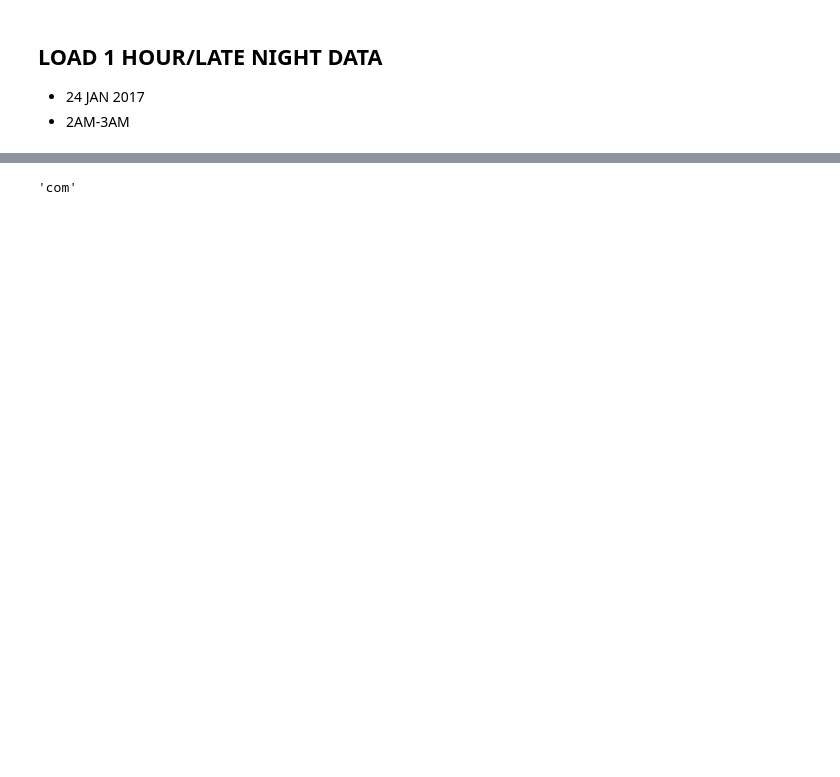
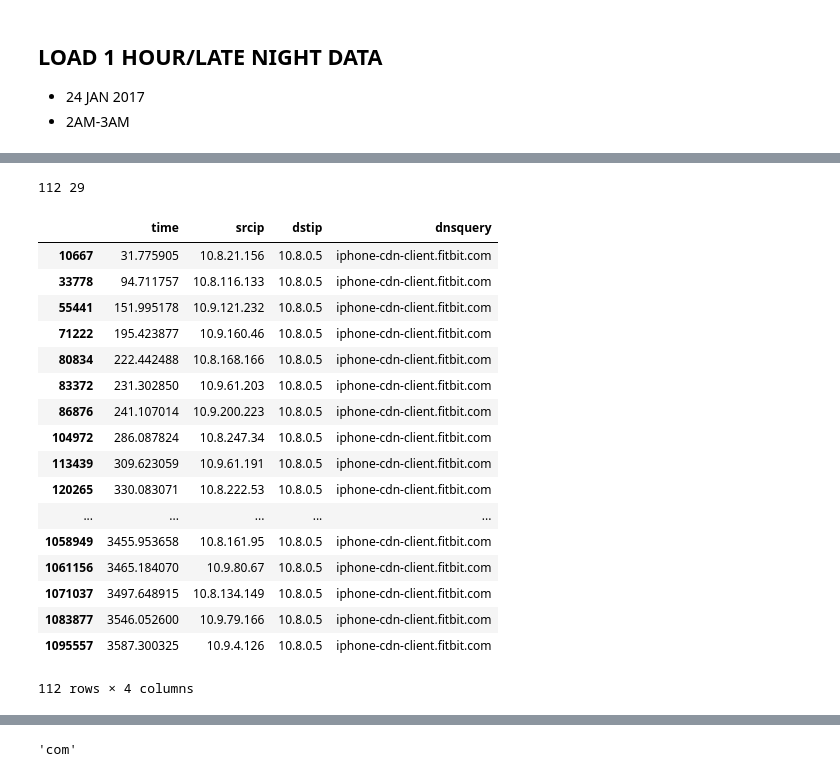
Before and after one commit to shahifaqeer/oit-dns, a Jupyter notebook: OIT-DNS-1hr-night-analysis.ipynb, the cells around one changed output, grey strips where cells are left out. Drawn from its saved outputs; the diff is of its cells as text; code cells hidden in the pictures; blank space fills up the shorter version.

Commit message:
analyze specific queries and time patterns; algo to identify IPs and queries related to IoTs

```diff
--- a/OIT-DNS-1hr-night-analysis.ipynb
+++ b/OIT-DNS-1hr-night-analysis.ipynb
@@ -20,7 +20,9 @@ def getCDF(data):
 - 2AM-3AM
 # %%
 df = pd.read_csv("../data/dns_data_cs/1hour-night/split_hour_00002_20170124015900.csv", sep="|", error_bad_lines=False,
-                names=['time', 'srcip', 'dstip', 'dnsquery']).fillna('')
+                names=['time', 'srcip', 'dstip', 'dnsquery']).dropna()
+
+df['time'] = pd.to_numeric(df['time'])
 # %%
 df.head()
 # %% [output]
@@ -61,0 +311,26 @@ len(df['srcip'].unique())
+# %%
+all_fitbit_client_q = df[ df['dnsquery']=='iphone-cdn-client.fitbit.com' ]
+
+print len(all_fitbit_client_q), len(all_fitbit_client_q['srcip'].unique())
+
+all_fitbit_client_q
+# %% [output]
+112 29
+|  | time | srcip | dstip | dnsquery |
+| 10667 | 31.775905 | 10.8.21.156 | 10.8.0.5 | iphone-cdn-client.fitbit.com |
+| 33778 | 94.711757 | 10.8.116.133 | 10.8.0.5 | iphone-cdn-client.fitbit.com |
+| 55441 | 151.995178 | 10.9.121.232 | 10.8.0.5 | iphone-cdn-client.fitbit.com |
+| 71222 | 195.423877 | 10.9.160.46 | 10.8.0.5 | iphone-cdn-client.fitbit.com |
+| 80834 | 222.442488 | 10.8.168.166 | 10.8.0.5 | iphone-cdn-client.fitbit.com |
+| 83372 | 231.302850 | 10.9.61.203 | 10.8.0.5 | iphone-cdn-client.fitbit.com |
+| 86876 | 241.107014 | 10.9.200.223 | 10.8.0.5 | iphone-cdn-client.fitbit.com |
+| 104972 | 286.087824 | 10.8.247.34 | 10.8.0.5 | iphone-cdn-client.fitbit.com |
+| 113439 | 309.623059 | 10.9.61.191 | 10.8.0.5 | iphone-cdn-client.fitbit.com |
+| 120265 | 330.083071 | 10.8.222.53 | 10.8.0.5 | iphone-cdn-client.fitbit.com |
+| ... | ... | ... | ... | ... |
+| 1058949 | 3455.953658 | 10.8.161.95 | 10.8.0.5 | iphone-cdn-client.fitbit.com |
+| 1061156 | 3465.184070 | 10.9.80.67 | 10.8.0.5 | iphone-cdn-client.fitbit.com |
+| 1071037 | 3497.648915 | 10.8.134.149 | 10.8.0.5 | iphone-cdn-client.fitbit.com |
+| 1083877 | 3546.052600 | 10.9.79.166 | 10.8.0.5 | iphone-cdn-client.fitbit.com |
+| 1095557 | 3587.300325 | 10.9.4.126 | 10.8.0.5 | iphone-cdn-client.fitbit.com |
+112 rows × 4 columns
```
Also changed, not shown: parts of 51 cells of this notebook.
